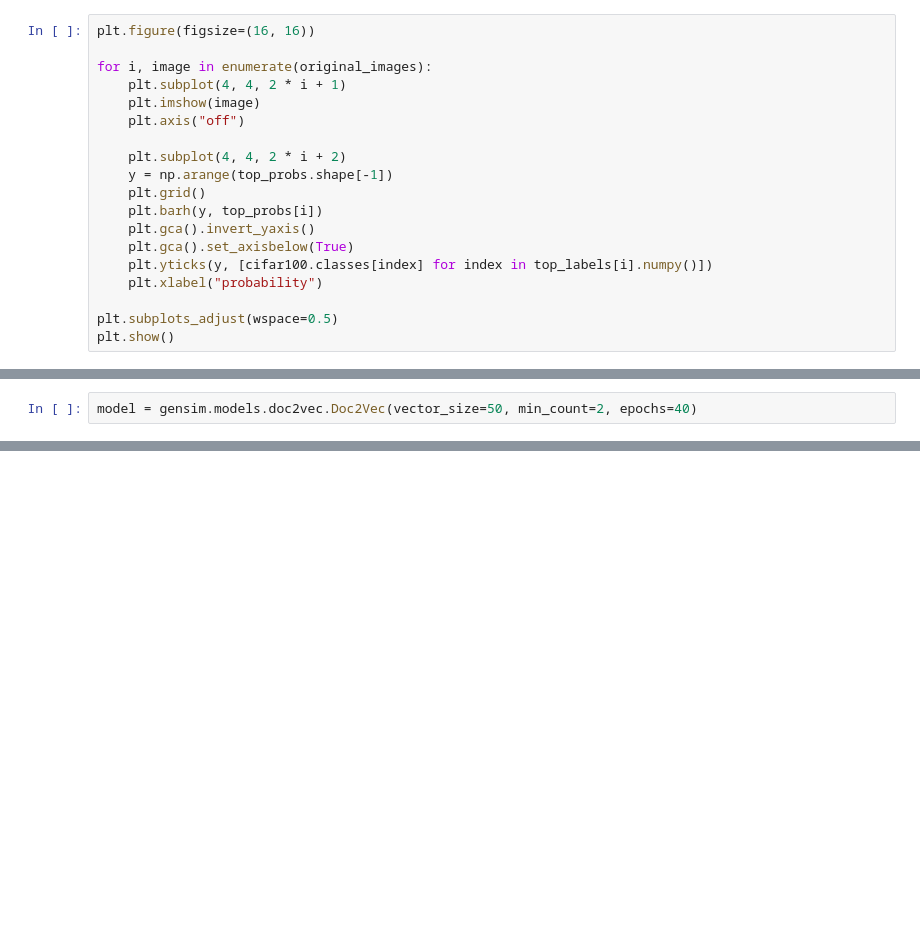
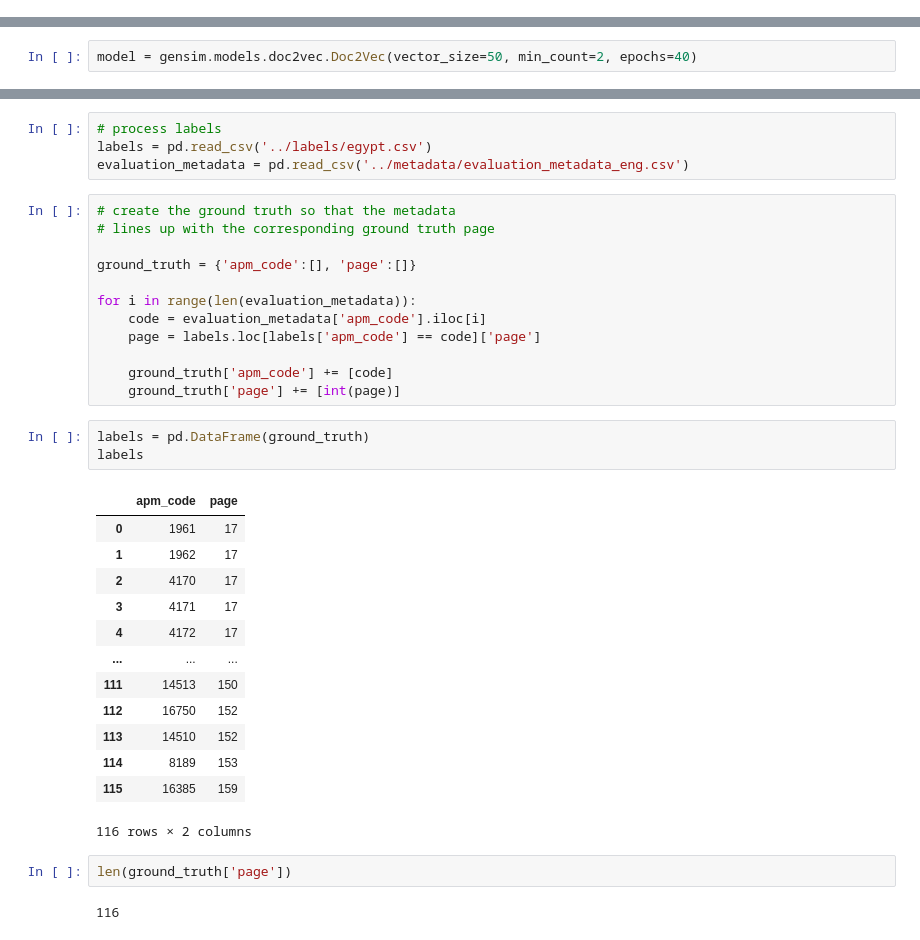
Before and after one commit to dariusbarsony/CUE, a Jupyter notebook: code/notebooks/models.ipynb, the cells around one changed output, grey strips where cells are left out. Cells and saved outputs as stored; diff of their text form; blank space fills up the shorter version.

```diff
--- a/code/notebooks/models.ipynb
+++ b/code/notebooks/models.ipynb
@@ -158,19 +0,0 @@ top_probs, top_labels = text_probs.cpu().topk(5, dim=-1)
-# %%
-plt.figure(figsize=(16, 16))
-
-for i, image in enumerate(original_images):
-    plt.subplot(4, 4, 2 * i + 1)
-    plt.imshow(image)
-    plt.axis("off")
-
-    plt.subplot(4, 4, 2 * i + 2)
-    y = np.arange(top_probs.shape[-1])
-    plt.grid()
-    plt.barh(y, top_probs[i])
-    plt.gca().invert_yaxis()
-    plt.gca().set_axisbelow(True)
-    plt.yticks(y, [cifar100.classes[index] for index in top_labels[i].numpy()])
-    plt.xlabel("probability")
-
-plt.subplots_adjust(wspace=0.5)
-plt.show()
@@ -308,0 +161,37 @@ LEAST (45, 0.031947456300258636): «eeuwig egypte het verlies van egypte beteken
+# %%
+# process labels
+labels = pd.read_csv('../labels/egypt.csv')
+evaluation_metadata = pd.read_csv('../metadata/evaluation_metadata_eng.csv')
+# %%
+# create the ground truth so that the metadata
+# lines up with the corresponding ground truth page
+
+ground_truth = {'apm_code':[], 'page':[]}
+
+for i in range(len(evaluation_metadata)):
+    code = evaluation_metadata['apm_code'].iloc[i]
+    page = labels.loc[labels['apm_code'] == code]['page']
+
+    ground_truth['apm_code'] += [code]
+    ground_truth['page'] += [int(page)]
+# %%
+labels = pd.DataFrame(ground_truth)
+labels
+# %% [output]
+|  | apm_code | page |
+| 0 | 1961 | 17 |
+| 1 | 1962 | 17 |
+| 2 | 4170 | 17 |
+| 3 | 4171 | 17 |
+| 4 | 4172 | 17 |
+| ... | ... | ... |
+| 111 | 14513 | 150 |
+| 112 | 16750 | 152 |
+| 113 | 14510 | 152 |
+| 114 | 8189 | 153 |
+| 115 | 16385 | 159 |
+116 rows × 2 columns
+# %%
+len(ground_truth['page'])
+# %% [output]
+116
```
Also changed, not shown: parts of 86 cells of this notebook, 16 other files.
